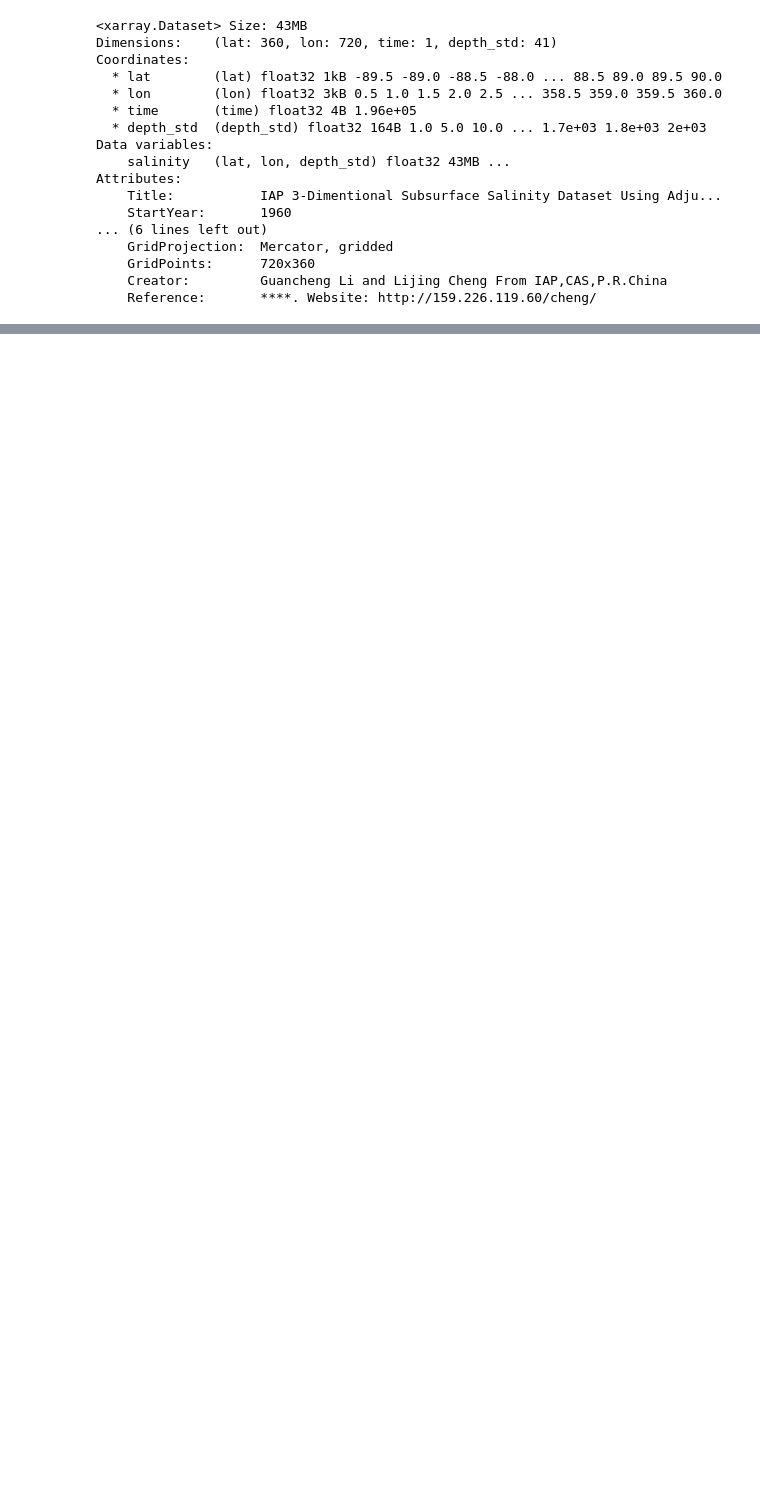
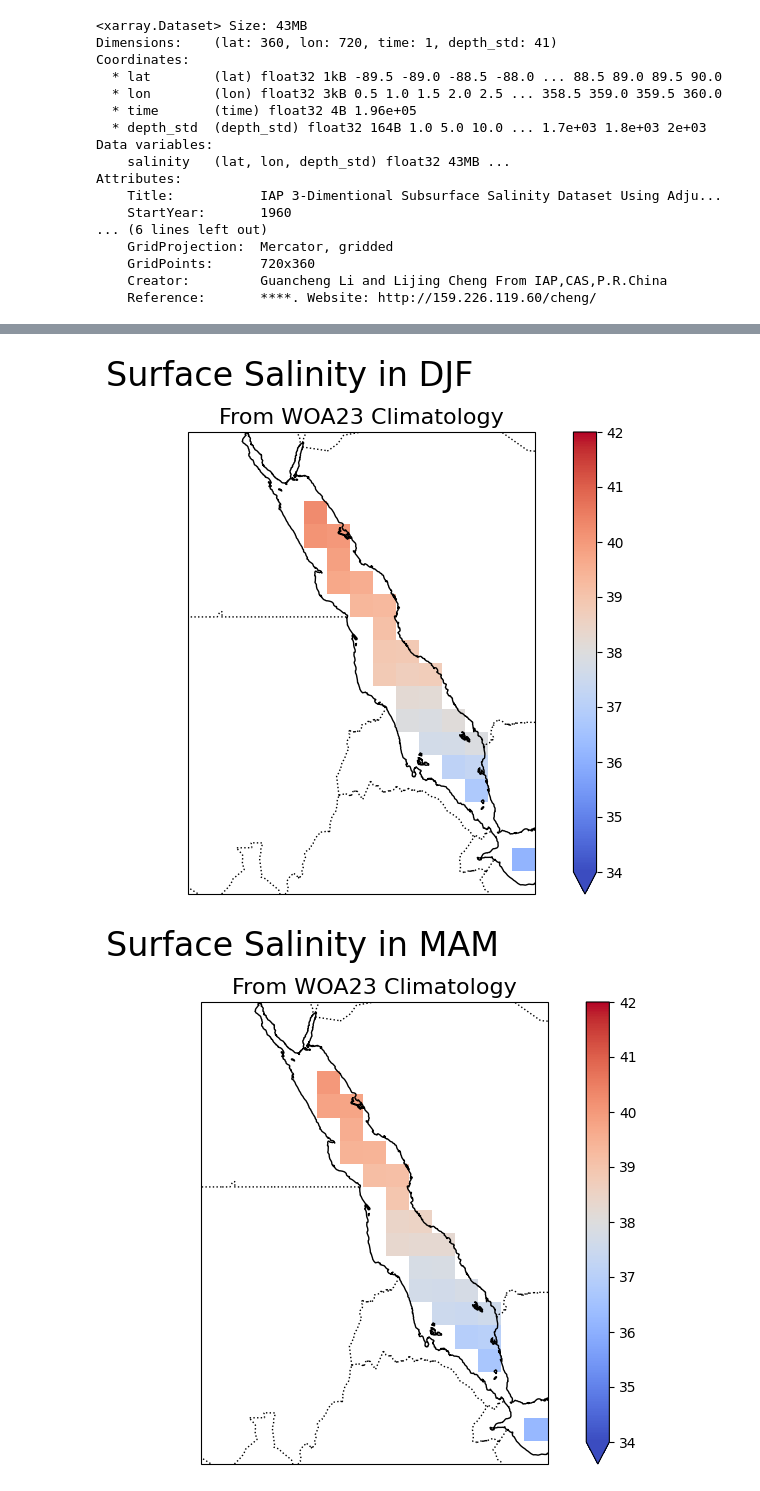
Before and after one commit to Equite774/CobbLab, a Jupyter notebook: visualize_data.ipynb, the cells around one changed output, grey strips where cells are left out. Drawn from its saved outputs; the diff is of its cells as text; code cells hidden in the pictures; blank space fills up the shorter version.

```diff
--- a/visualize_data.ipynb
+++ b/visualize_data.ipynb
@@ -393,0 +413,48 @@ ValueError: minvalue must be less than or equal to maxvalue
+# %%
+import os
+def make_woa_seasonal_plots(title, subtitle, low, high, file_glob):
+    '''
+    Loads WOA23 monthly salinity files, averages them into seasons, and plots the Red Sea.
+
+    Parameters:
+    - title: plot title, e.g., 'Surface Salinity'
+    - subtitle: dataset source, e.g., 'WOA23 Climatology'
+    - low/high: colorbar limits
+    - file_glob: glob path to 12 WOA files (e.g., 'salinity_data/woa23_decav_s*.nc')
+    '''
+    file_paths = sorted(glob.glob(file_glob))
+    month_to_ds = {}
+
+    # Extract each month’s dataset
+    for path in file_paths:
+        ds = xr.open_dataset(path, decode_times=False)
+        basename = os.path.basename(path)
+        month_str = basename.split("_")[2][1:]  # Extract '01' from 's01'
+        month = int(month_str)
+
+        # Select surface depth (0m) and squeeze time
+        s_an = ds['s_an'].sel(depth=0, method='nearest').squeeze()
+        month_to_ds[month] = s_an
+
+    # Compute and plot each seasonal mean
+    for season, months in seasons.items():
+        try:
+            month_arrays = [month_to_ds[m] for m in months]
+        except KeyError as e:
+            print(f"Missing month {e} for season {season}; skipping.")
+            continue
+
+        stacked = xr.concat(month_arrays, dim='time')
+        seasonal_mean = stacked.mean(dim='time')
+        plot(seasonal_mean, low, high, season, title, subtitle)
+# %%
+make_woa_seasonal_plots(
+    title="Surface Salinity",
+    subtitle="WOA23 Climatology",
+    low=34,
+    high=42,
+    file_glob="salinity_data/woa23_decav_s*.nc"
+)
+# %% [output]
+[figure, added]
+[figure, added]
```
Also changed, not shown: parts of 6 cells of this notebook, 13 other files.
